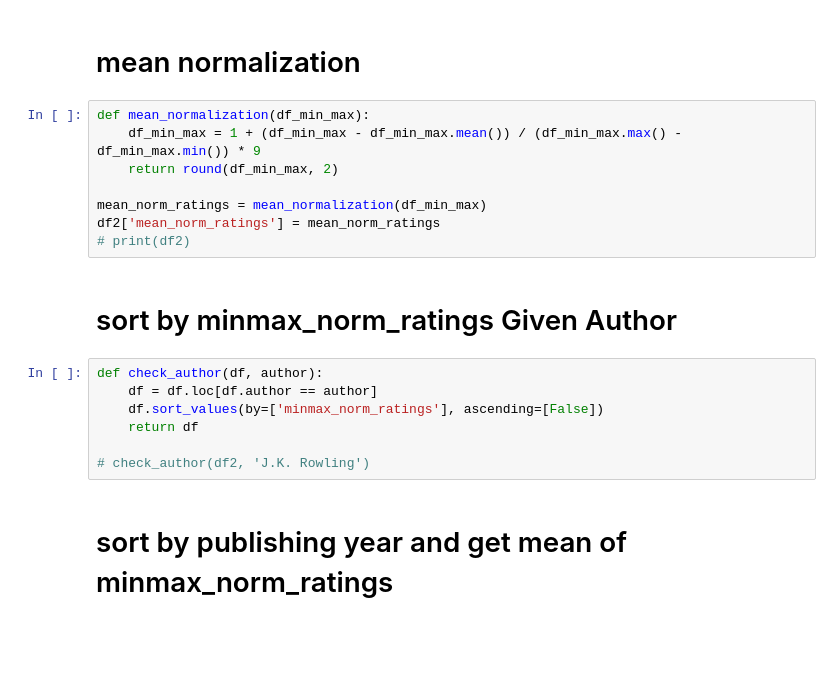
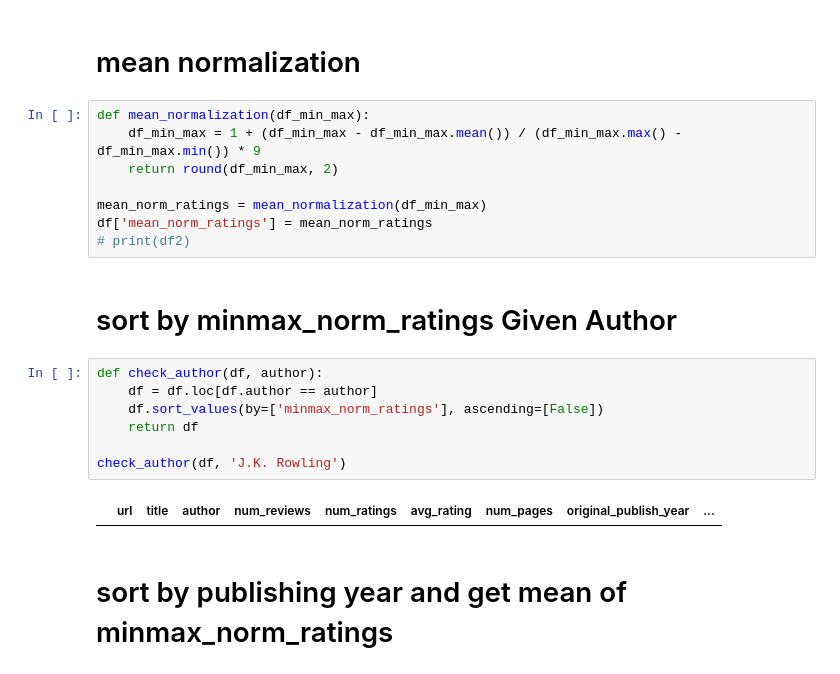
Before and after one commit to TonyMTH/Groupwork-Best-Books-Ever-Challenge, a Jupyter notebook: best_books_analysis.ipynb, the cells around one changed output. Cells and saved outputs as stored; diff of their text form; blank space fills up the shorter version.

```diff
--- a/best_books_analysis.ipynb
+++ b/best_books_analysis.ipynb
@@ -44,17 +71,19 @@ def mean_normalization(df_min_max):
     return round(df_min_max, 2)
 
 mean_norm_ratings = mean_normalization(df_min_max)
-df2['mean_norm_ratings'] = mean_norm_ratings
+df['mean_norm_ratings'] = mean_norm_ratings
 # print(df2)
 # %% [markdown]
 # sort by minmax_norm_ratings Given Author
 # %%
 def check_author(df, author):
     df = df.loc[df.author == author]
     df.sort_values(by=['minmax_norm_ratings'], ascending=[False])
     return df
 
-# check_author(df2, 'J.K. Rowling')
+check_author(df, 'J.K. Rowling')
+# %% [output]
+|  | url | title | author | num_reviews | num_ratings | avg_rating | num_pages | original_publish_year | ... |
 # %% [markdown]
 # sort by publishing year and get mean of minmax_norm_ratings
 # %%
```
Also changed, not shown: parts of 13 cells of this notebook.
